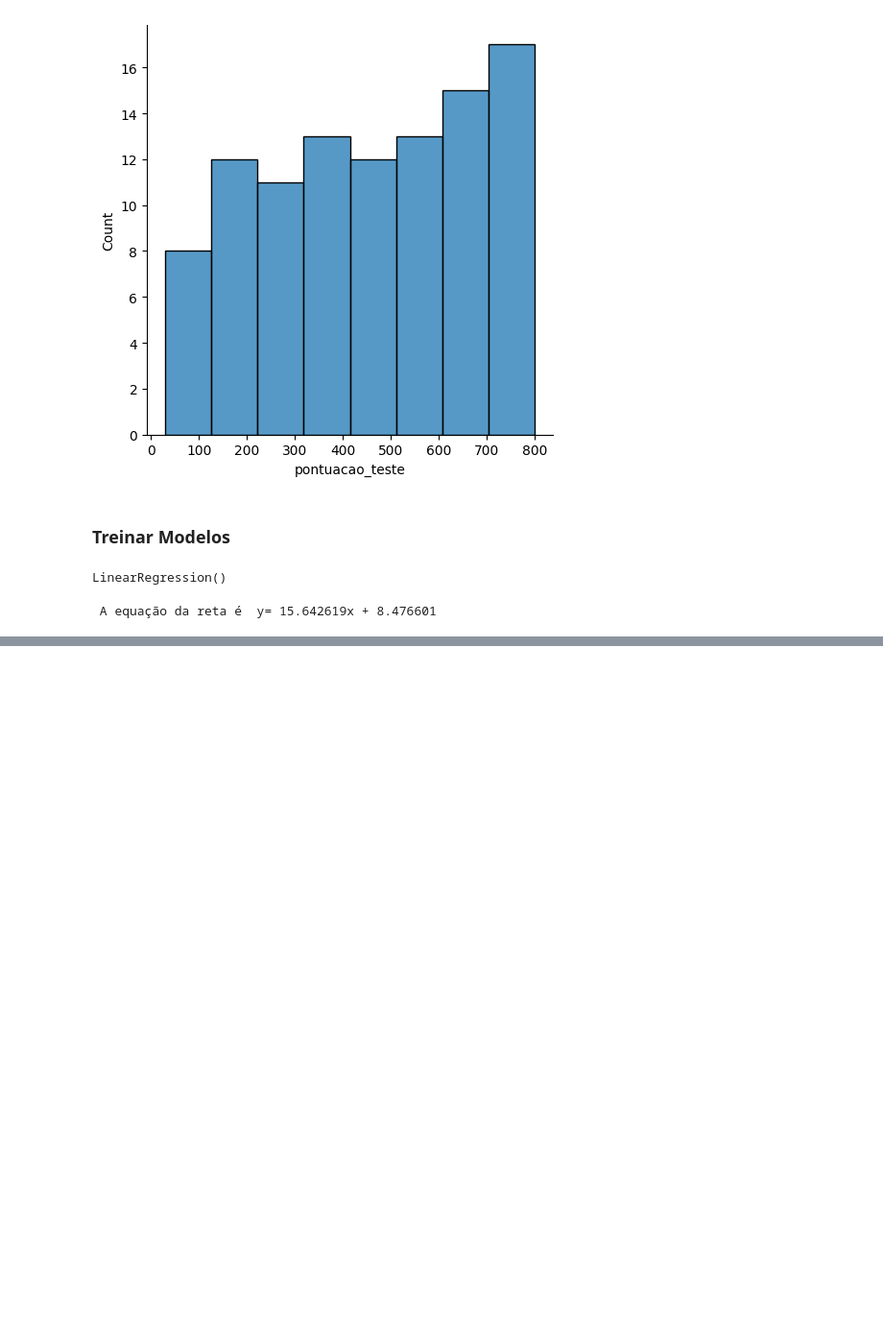
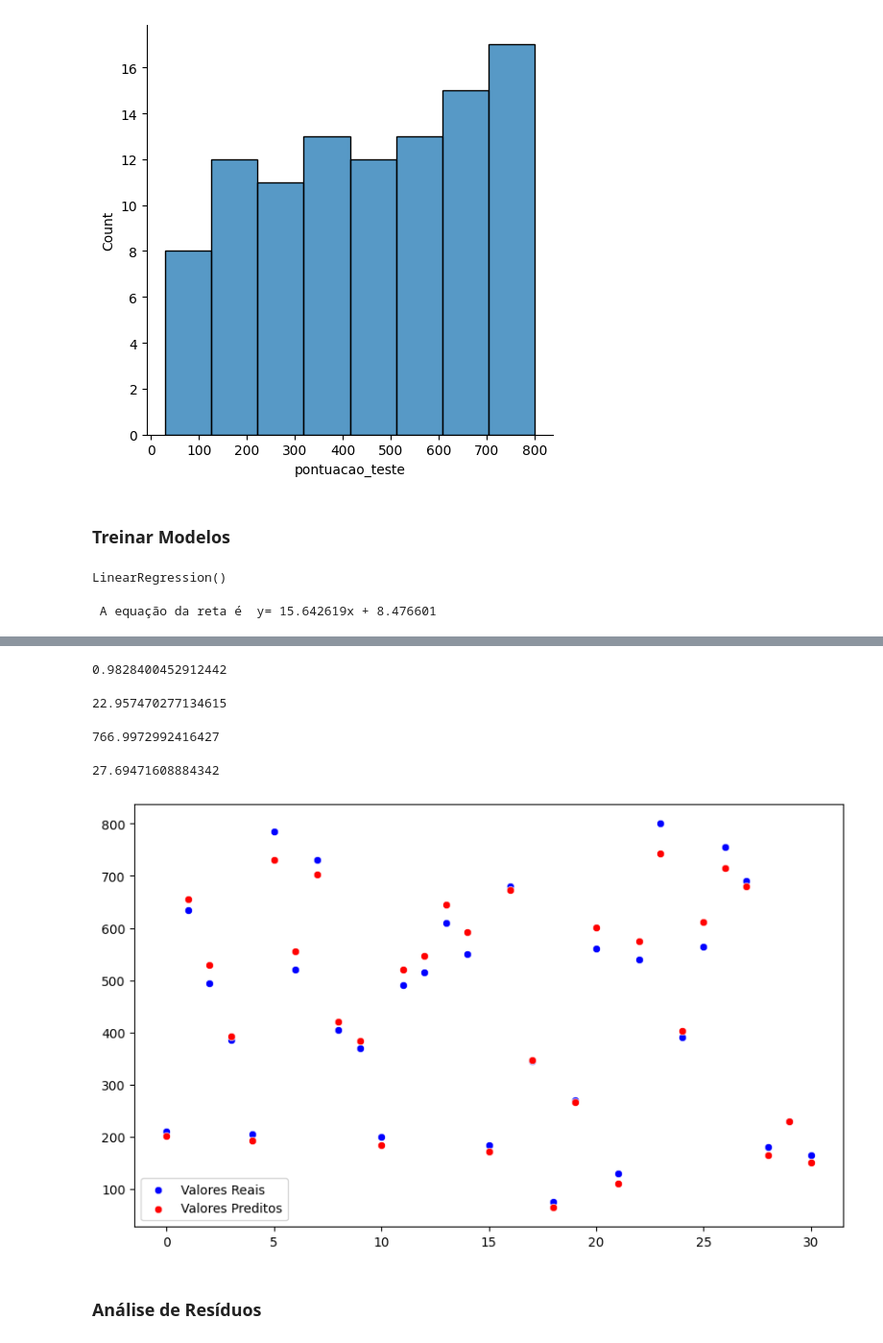
Before and after one commit to angelresende/modelo_pontuacao, a Jupyter notebook: modelo_pontuacao.ipynb, the cells around one changed output, grey strips where cells are left out. Shown: that part at 96% size. Drawn from its saved outputs; the diff is of its cells as text; code cells hidden in the pictures; blank space fills up the shorter version.

```diff
--- a/modelo_pontuacao.ipynb
+++ b/modelo_pontuacao.ipynb
@@ -136,0 +139,46 @@ print(" A equação da reta é  y= {:4f}x + {:4f}".format(reg_model.coef_[0][0],
+# %%
+# Predição dos valores com base no conjunto de testes
+y_pred = reg_model.predict(X_test)
+# %%
+# Calcular métrica R-squared ou Coeficiente de Determinação
+# R2 representa a proporção na variação dependente que é explicada pela variavel independente
+from sklearn.metrics import r2_score, mean_absolute_error, mean_squared_error
+r2_score(y_test, y_pred)
+# %% [output]
+0.9828400452912442
+# %%
+# Calcular métrica MAE(Mean Absolute Error)
+# MAE - Media (y_test - y_pred)
+# É uma mátrica fácil de interpretar
+# MAE é menos sensível a outliers
+mean_absolute_error(y_test, y_pred)
+# %% [output]
+22.957470277134615
+# %%
+# Calcular métrica MSE (Mean Squared Error)
+# MSE = Média (y_test - y_pred)2
+# Não é uma métrica fácil de interpretar
+# MSE é mais sensível a outliers e penaliza grandes erros
+mean_squared_error(y_test, y_pred)
+# %% [output]
+766.9972992416427
+# %%
+# Calcular métrica RMSE (Square Root Mean Squared Error)
+# MSE = Média (y_test - y_pred)/2
+# É uma métrica fácil de interpretar
+# MSE é mais sensível a outliers e penaliza grandes erros
+mean_squared_error(y_test, y_pred, squared=False)
+# %% [output]
+27.69471608884342
+# %%
+# Análise Gráfica
+x_axis = range(len(y_test))
+plt.figure(figsize=(10,6))
+sns.scatterplot(x=x_axis, y=y_test.reshape(-1), color='blue', label='Valores Reais')
+sns.scatterplot(x=x_axis, y=y_pred.reshape(-1), color='red', label='Valores Preditos')
+plt.legend()
+plt.show()
+# %% [output]
+[figure, added]
+# %% [markdown]
+### Análise de Resíduos
```
Also changed, not shown: parts of 12 cells of this notebook, 2 other files.
